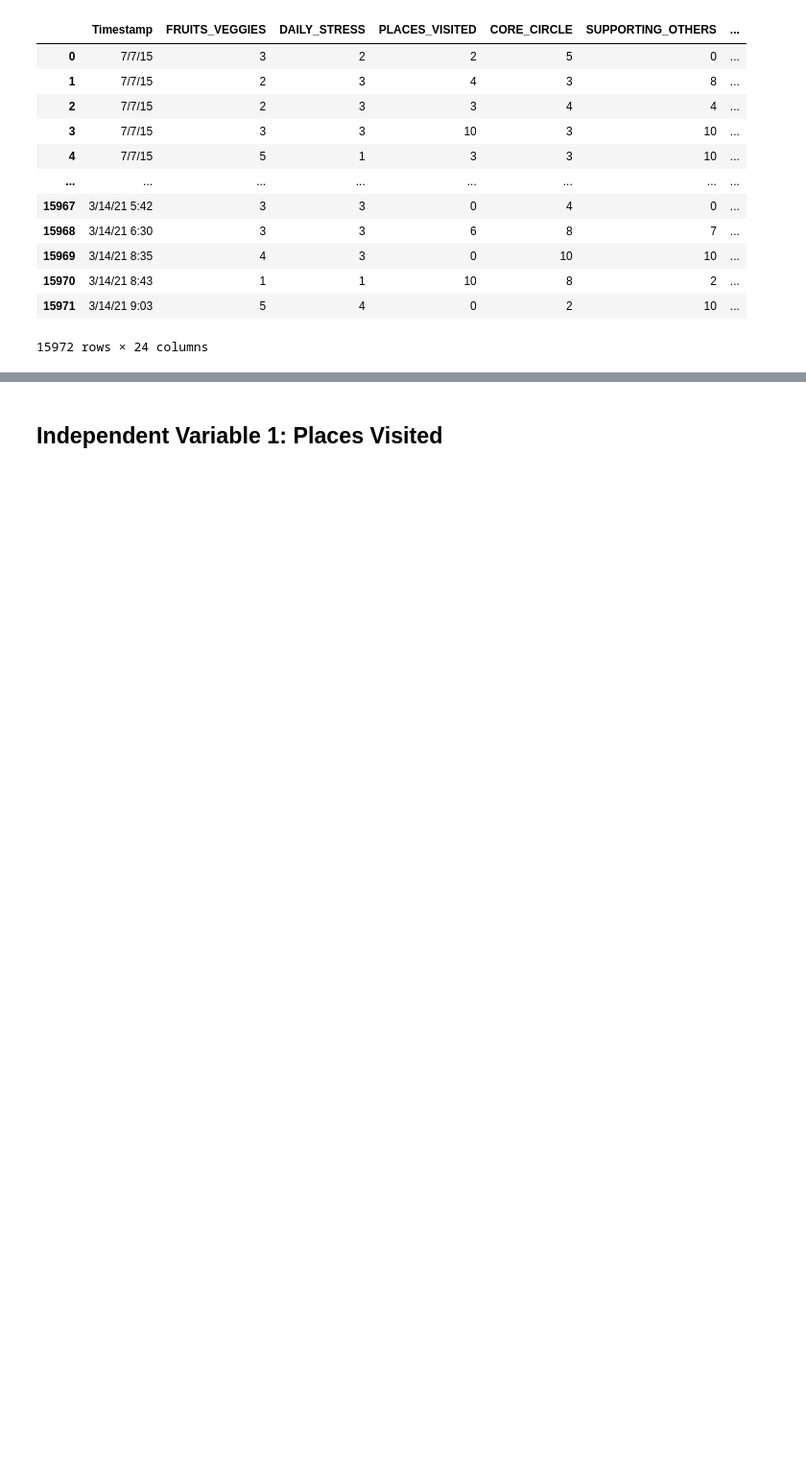
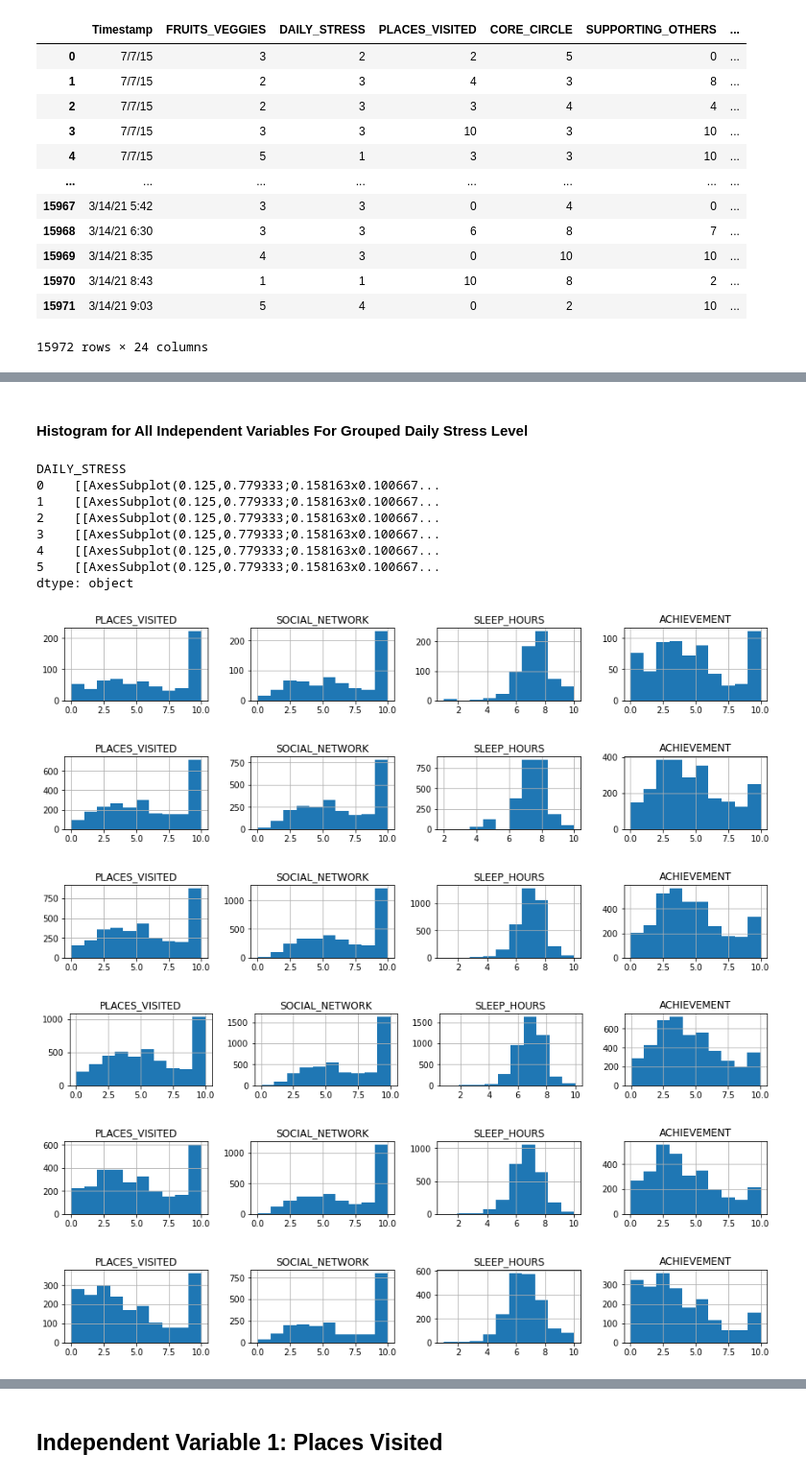
Before and after one commit to RongerYang/Stress_Level_And_Lifestyles, a Jupyter notebook: ANOVA_Test_v1.1.ipynb, the cells around one changed output, grey strips where cells are left out. Shown: that part at 96% size. Drawn from its saved outputs; the diff is of its cells as text; code cells hidden in the pictures; blank space fills up the shorter version.

```diff
--- a/ANOVA_Test_v1.1.ipynb
+++ b/ANOVA_Test_v1.1.ipynb
@@ -56,0 +106,20 @@ df
+# %% [markdown]
+#### Histogram for All Independent Variables For Grouped Daily Stress Level
+# %%
+
+df.groupby('DAILY_STRESS').hist(layout=(6,4), figsize=(15,12), grid=True)
+# %% [output]
+DAILY_STRESS
+0    [[AxesSubplot(0.125,0.779333;0.158163x0.100667...
+1    [[AxesSubplot(0.125,0.779333;0.158163x0.100667...
+2    [[AxesSubplot(0.125,0.779333;0.158163x0.100667...
+3    [[AxesSubplot(0.125,0.779333;0.158163x0.100667...
+4    [[AxesSubplot(0.125,0.779333;0.158163x0.100667...
+5    [[AxesSubplot(0.125,0.779333;0.158163x0.100667...
+dtype: object
+[figure, added]
+[figure, added]
+[figure, added]
+[figure, added]
+[figure, added]
+[figure, added]
```
Also changed, not shown: parts of 31 cells of this notebook.
